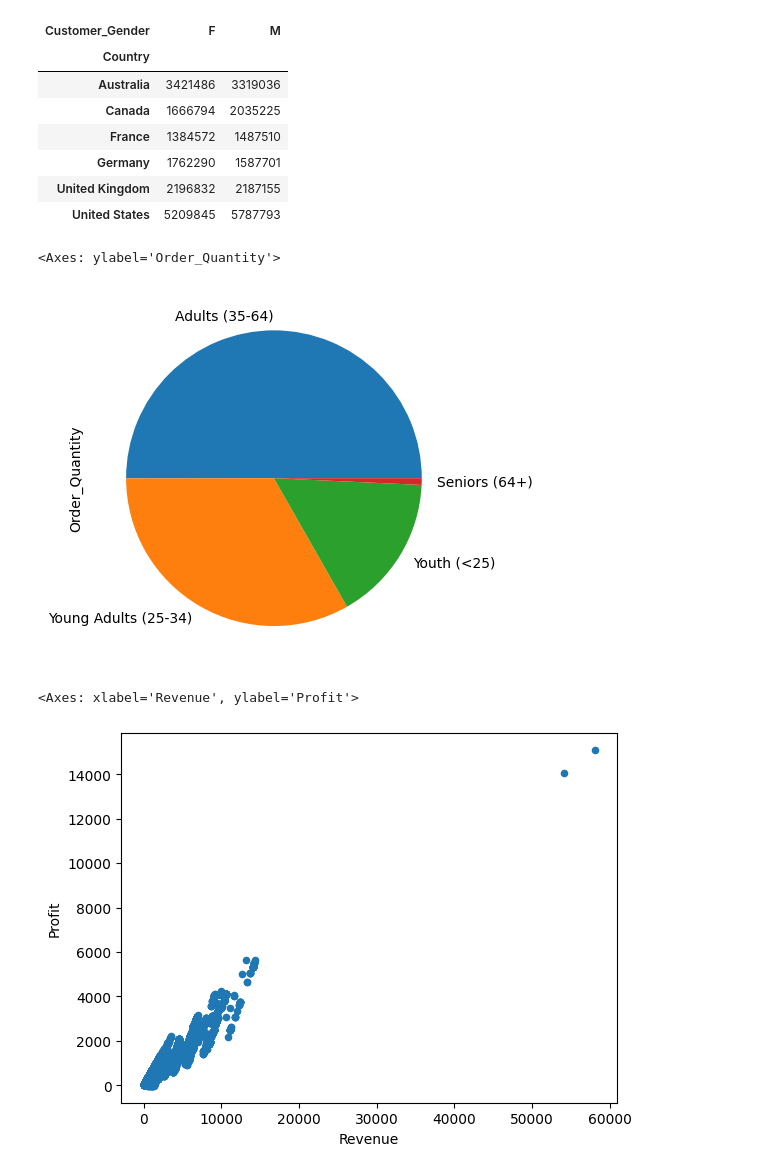
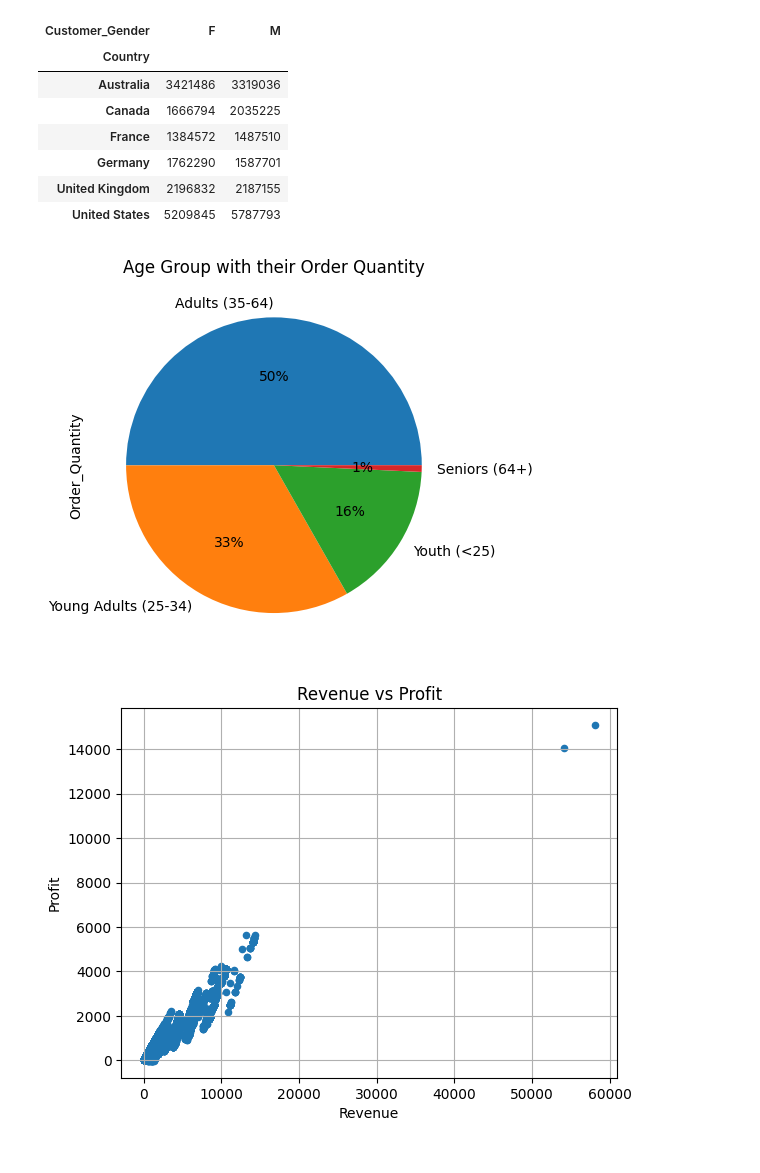
Before and after one commit to Joshyballa/Joshyballa, a Jupyter notebook: python_project.ipynb, the cells around one changed output. Cells and saved outputs as stored; diff of their text form; code cells hidden in the pictures.

```diff
--- a/python_project.ipynb
+++ b/python_project.ipynb
@@ -55,7 +29,7 @@ c.) Total Profit
 5. Using pie Chart display the age group with their order quantity
 6. using the scatterplot, display the relationship between revenue and the profits.
 # %%
-data=pd.read_excel('/outlet_sales.xlsx')
+data= pd.read_excel('/content/outlet_sales.xlsx')
 # %%
 data
 # %% [output]
@@ -85,5 +49,3 @@ import seaborn as sns
-# %%
-data=pd.read_excel('/outlet_sales.xlsx')
 # %%
 # Checking for duplicates
 data.duplicated().any()
@@ -159,13 +125,18 @@ data.pivot_table(index='Country', columns='Customer_Gender', values='Profit', ag
 | United States | 5209845 | 5787793 |
 # %%
 #Using pie Chart display the age group with their order quantity
-data.groupby('Age_Group')['Order_Quantity'].sum().sort_values(ascending=False).plot(kind='pie')
+data.groupby('Age_Group')['Order_Quantity'].sum().sort_values(ascending=False).plot(kind='pie', autopct = '%1.0f%%')
+plt.title('Age Group with their Order Quantity')
+plt.show()
 # %% [output]
-<Axes: ylabel='Order_Quantity'>
-[figure, old version]
+[figure, new version]
 # %%
 #using the scatterplot, display the relationship between revenue and the profits.
 data.plot(x='Revenue', y='Profit',  kind='scatter')
+plt.title('Revenue vs Profit')
+plt.xlabel('Revenue')
+plt.ylabel('Profit')
+plt.grid()
+plt.show()
 # %% [output]
-<Axes: xlabel='Revenue', ylabel='Profit'>
-[figure, old version]
+[figure, new version]
```
Also changed, not shown: parts of 10 cells of this notebook.
